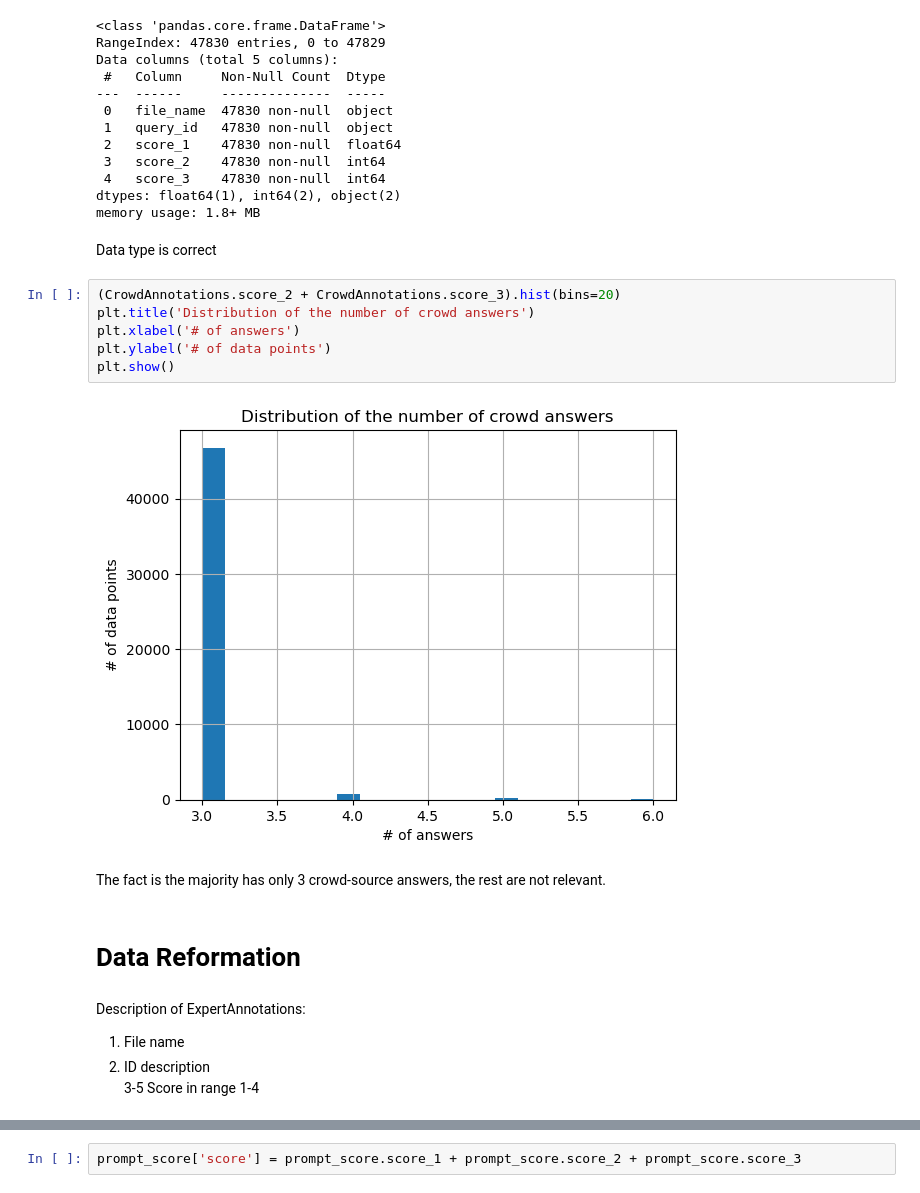
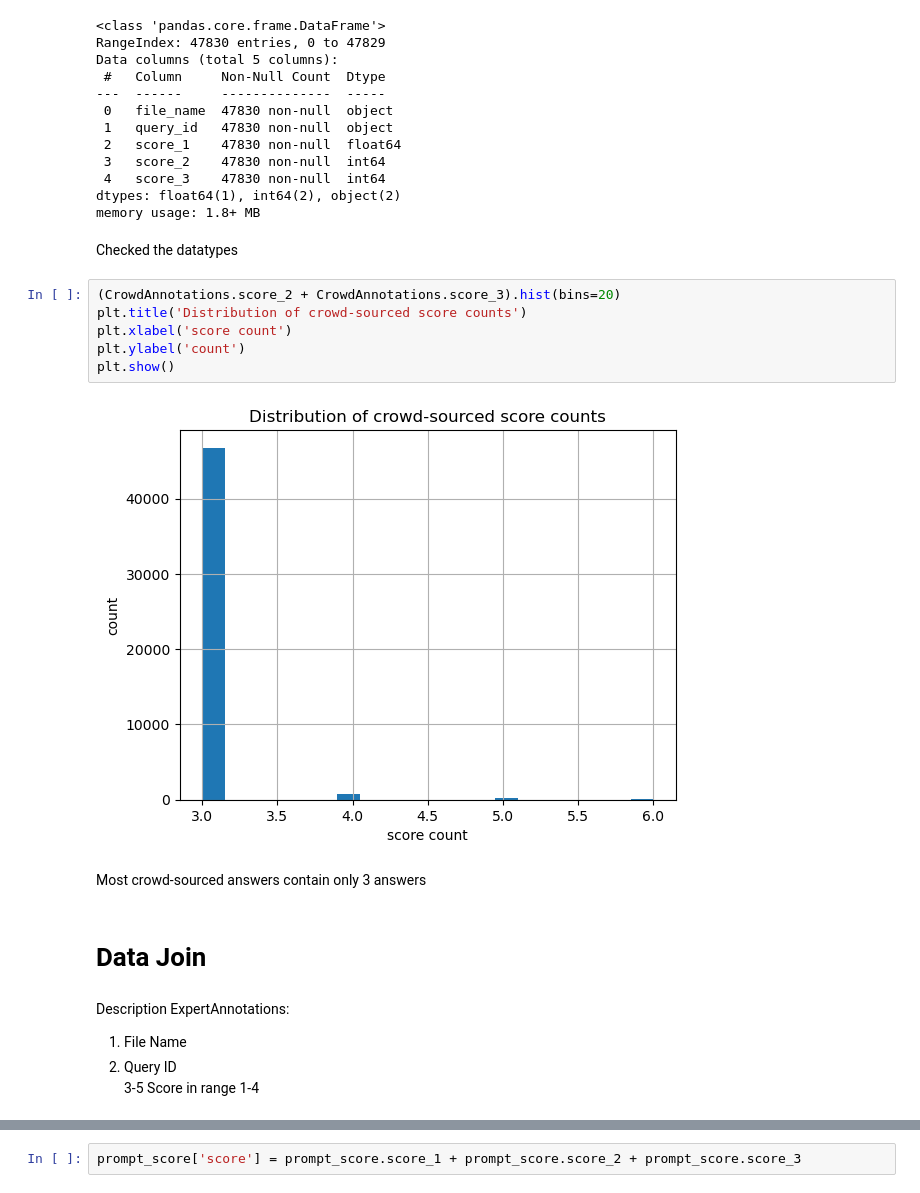
Before and after one commit to vzwork/deep_image_search, a Jupyter notebook: project_en.ipynb, the cells around one changed output, grey strips where cells are left out. Cells and saved outputs as stored; diff of their text form.

```diff
--- a/project_en.ipynb
+++ b/project_en.ipynb
@@ -148,24 +172,24 @@ Data columns (total 5 columns):
  4   score_3    47830 non-null  int64
 dtypes: float64(1), int64(2), object(2)
 memory usage: 1.8+ MB
-# %% [markdown]
-Data type is correct
+# %% [markdown]
+Checked the datatypes
 # %%
 (CrowdAnnotations.score_2 + CrowdAnnotations.score_3).hist(bins=20)
-plt.title('Distribution of the number of crowd answers')
-plt.xlabel('# of answers')
-plt.ylabel('# of data points')
+plt.title('Distribution of crowd-sourced score counts')
+plt.xlabel('score count')
+plt.ylabel('count')
 plt.show()
 # %% [output]
-[figure, old version]
+[figure, new version]
-# %% [markdown]
-The fact is the majority has only 3 crowd-source answers, the rest are not relevant.
+# %% [markdown]
+Most crowd-sourced answers contain only 3 answers
 # %% [markdown]
-# Data Reformation
+# Data Join
 # %% [markdown]
-Description of ExpertAnnotations: <br/>
-1. File name
-2. ID description <br/>
+Description ExpertAnnotations: <br/>
+1. File Name
+2. Query ID <br/>
 3-5 Score in range 1-4
 # %% [markdown]
 Description CrowdAnnotations: <br/>
```
Also changed, not shown: parts of 119 cells of this notebook, 1 other file.
